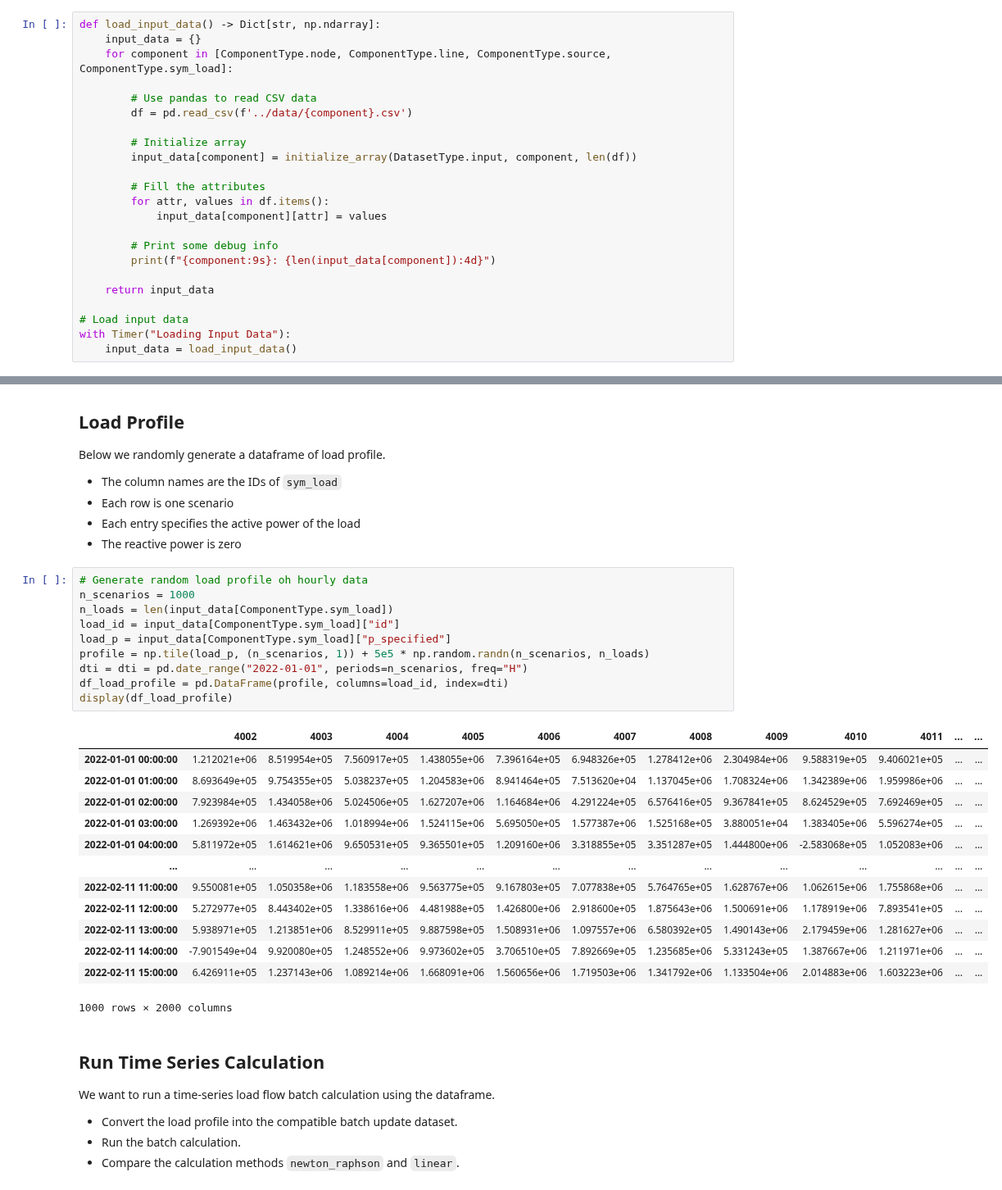
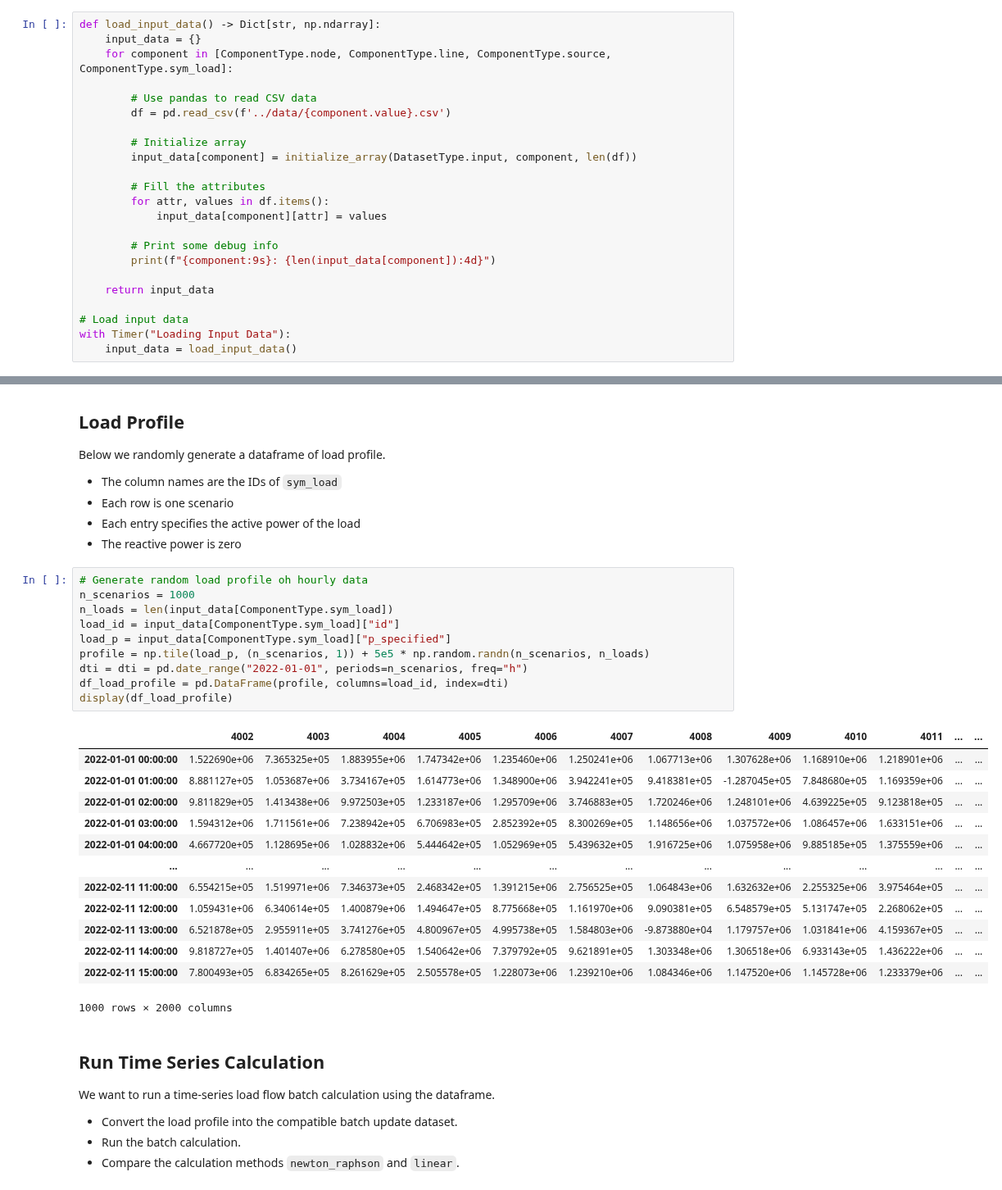
Before and after one commit to PowerGridModel/power-grid-model-workshop, a Jupyter notebook: power-flow-assignment/Power Flow Assignment with Solutions.ipynb, the cells around one changed output, grey strips where cells are left out. Shown at 82% size. Drawn from its saved outputs; the diff is of its cells as text.

```diff
--- a/power-flow-assignment/Power Flow Assignment with Solutions.ipynb
+++ b/power-flow-assignment/Power Flow Assignment with Solutions.ipynb
@@ -72,7 +72,7 @@ def load_input_data() -> Dict[str, np.ndarray]:
     for component in [ComponentType.node, ComponentType.line, ComponentType.source, ComponentType.sym_load]:
 
         # Use pandas to read CSV data
-        df = pd.read_csv(f'../data/{component}.csv')
+        df = pd.read_csv(f'../data/{component.value}.csv')
 
         # Initialize array
         input_data[component] = initialize_array(DatasetType.input, component, len(df))
@@ -162,26 +162,26 @@ Below we randomly generate a dataframe of load profile.
 # %%
 # Generate random load profile oh hourly data
 n_scenarios = 1000
 n_loads = len(input_data[ComponentType.sym_load])
 load_id = input_data[ComponentType.sym_load]["id"]
 load_p = input_data[ComponentType.sym_load]["p_specified"]
 profile = np.tile(load_p, (n_scenarios, 1)) + 5e5 * np.random.randn(n_scenarios, n_loads)
-dti = dti = pd.date_range("2022-01-01", periods=n_scenarios, freq="H")
+dti = dti = pd.date_range("2022-01-01", periods=n_scenarios, freq="h")
 df_load_profile = pd.DataFrame(profile, columns=load_id, index=dti)
 display(df_load_profile)
 # %% [output]
 |  | 4002 | 4003 | 4004 | 4005 | 4006 | 4007 | 4008 | 4009 | 4010 | 4011 | ... | ... |
-| 2022-01-01 00:00:00 | 1.212021e+06 | 8.519954e+05 | 7.560917e+05 | 1.438055e+06 | 7.396164e+05 | 6.948326e+05 | 1.278412e+06 | 2.304984e+06 | 9.588319e+05 | 9.406021e+05 | ... | ... |
-| 2022-01-01 01:00:00 | 8.693649e+05 | 9.754355e+05 | 5.038237e+05 | 1.204583e+06 | 8.941464e+05 | 7.513620e+04 | 1.137045e+06 | 1.708324e+06 | 1.342389e+06 | 1.959986e+06 | ... | ... |
-| 2022-01-01 02:00:00 | 7.923984e+05 | 1.434058e+06 | 5.024506e+05 | 1.627207e+06 | 1.164684e+06 | 4.291224e+05 | 6.576416e+05 | 9.367841e+05 | 8.624529e+05 | 7.692469e+05 | ... | ... |
-| 2022-01-01 03:00:00 | 1.269392e+06 | 1.463432e+06 | 1.018994e+06 | 1.524115e+06 | 5.695050e+05 | 1.577387e+06 | 1.525168e+05 | 3.880051e+04 | 1.383405e+06 | 5.596274e+05 | ... | ... |
-| 2022-01-01 04:00:00 | 5.811972e+05 | 1.614621e+06 | 9.650531e+05 | 9.365501e+05 | 1.209160e+06 | 3.318855e+05 | 3.351287e+05 | 1.444800e+06 | -2.583068e+05 | 1.052083e+06 | ... | ... |
+| 2022-01-01 00:00:00 | 1.522690e+06 | 7.365325e+05 | 1.883955e+06 | 1.747342e+06 | 1.235460e+06 | 1.250241e+06 | 1.067713e+06 | 1.307628e+06 | 1.168910e+06 | 1.218901e+06 | ... | ... |
+| 2022-01-01 01:00:00 | 8.881127e+05 | 1.053687e+06 | 3.734167e+05 | 1.614773e+06 | 1.348900e+06 | 3.942241e+05 | 9.418381e+05 | -1.287045e+05 | 7.848680e+05 | 1.169359e+06 | ... | ... |
+| 2022-01-01 02:00:00 | 9.811829e+05 | 1.413438e+06 | 9.972503e+05 | 1.233187e+06 | 1.295709e+06 | 3.746883e+05 | 1.720246e+06 | 1.248101e+06 | 4.639225e+05 | 9.123818e+05 | ... | ... |
+| 2022-01-01 03:00:00 | 1.594312e+06 | 1.711561e+06 | 7.238942e+05 | 6.706983e+05 | 2.852392e+05 | 8.300269e+05 | 1.148656e+06 | 1.037572e+06 | 1.086457e+06 | 1.633151e+06 | ... | ... |
+| 2022-01-01 04:00:00 | 4.667720e+05 | 1.128695e+06 | 1.028832e+06 | 5.444642e+05 | 1.052969e+05 | 5.439632e+05 | 1.916725e+06 | 1.075958e+06 | 9.885185e+05 | 1.375559e+06 | ... | ... |
 | ... | ... | ... | ... | ... | ... | ... | ... | ... | ... | ... | ... | ... |
-| 2022-02-11 11:00:00 | 9.550081e+05 | 1.050358e+06 | 1.183558e+06 | 9.563775e+05 | 9.167803e+05 | 7.077838e+05 | 5.764765e+05 | 1.628767e+06 | 1.062615e+06 | 1.755868e+06 | ... | ... |
-| 2022-02-11 12:00:00 | 5.272977e+05 | 8.443402e+05 | 1.338616e+06 | 4.481988e+05 | 1.426800e+06 | 2.918600e+05 | 1.875643e+06 | 1.500691e+06 | 1.178919e+06 | 7.893541e+05 | ... | ... |
-| 2022-02-11 13:00:00 | 5.938971e+05 | 1.213851e+06 | 8.529911e+05 | 9.887598e+05 | 1.508931e+06 | 1.097557e+06 | 6.580392e+05 | 1.490143e+06 | 2.179459e+06 | 1.281627e+06 | ... | ... |
-| 2022-02-11 14:00:00 | -7.901549e+04 | 9.920080e+05 | 1.248552e+06 | 9.973602e+05 | 3.706510e+05 | 7.892669e+05 | 1.235685e+06 | 5.331243e+05 | 1.387667e+06 | 1.211971e+06 | ... | ... |
-| 2022-02-11 15:00:00 | 6.426911e+05 | 1.237143e+06 | 1.089214e+06 | 1.668091e+06 | 1.560656e+06 | 1.719503e+06 | 1.341792e+06 | 1.133504e+06 | 2.014883e+06 | 1.603223e+06 | ... | ... |
+| 2022-02-11 11:00:00 | 6.554215e+05 | 1.519971e+06 | 7.346373e+05 | 2.468342e+05 | 1.391215e+06 | 2.756525e+05 | 1.064843e+06 | 1.632632e+06 | 2.255325e+06 | 3.975464e+05 | ... | ... |
+| 2022-02-11 12:00:00 | 1.059431e+06 | 6.340614e+05 | 1.400879e+06 | 1.494647e+05 | 8.775668e+05 | 1.161970e+06 | 9.090381e+05 | 6.548579e+05 | 5.131747e+05 | 2.268062e+05 | ... | ... |
+| 2022-02-11 13:00:00 | 6.521878e+05 | 2.955911e+05 | 3.741276e+05 | 4.800967e+05 | 4.995738e+05 | 1.584803e+06 | -9.873880e+04 | 1.179757e+06 | 1.031841e+06 | 4.159367e+05 | ... | ... |
+| 2022-02-11 14:00:00 | 9.818727e+05 | 1.401407e+06 | 6.278580e+05 | 1.540642e+06 | 7.379792e+05 | 9.621891e+05 | 1.303348e+06 | 1.306518e+06 | 6.933143e+05 | 1.436222e+06 | ... | ... |
+| 2022-02-11 15:00:00 | 7.800493e+05 | 6.834265e+05 | 8.261629e+05 | 2.505578e+05 | 1.228073e+06 | 1.239210e+06 | 1.084346e+06 | 1.147520e+06 | 1.145728e+06 | 1.233379e+06 | ... | ... |
 1000 rows × 2000 columns
 # %% [markdown]
 ## Run Time Series Calculation
```
Also changed, not shown: parts of 16 cells of this notebook, 1 other file.
